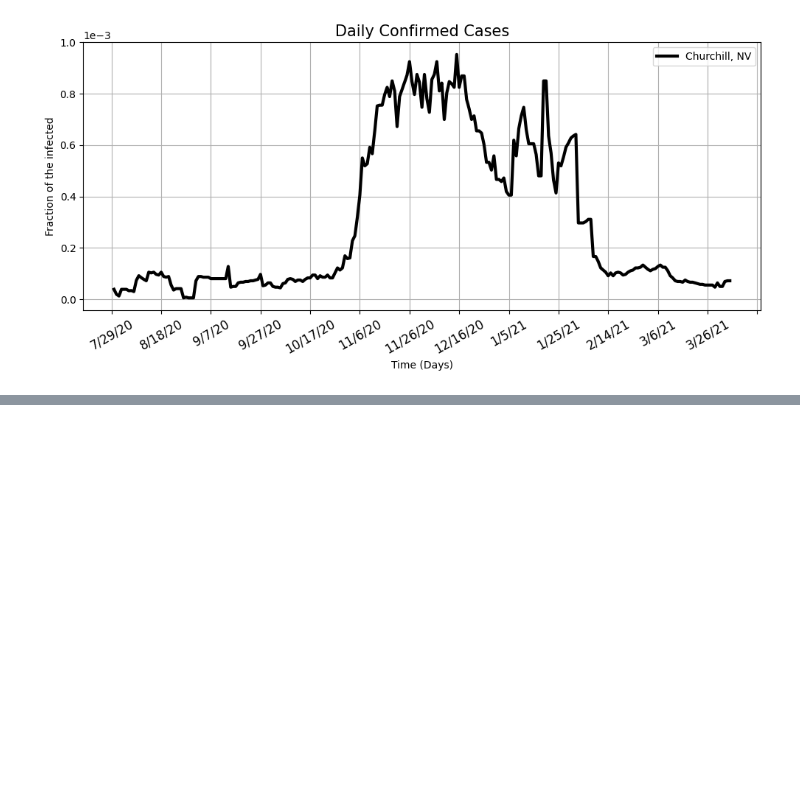
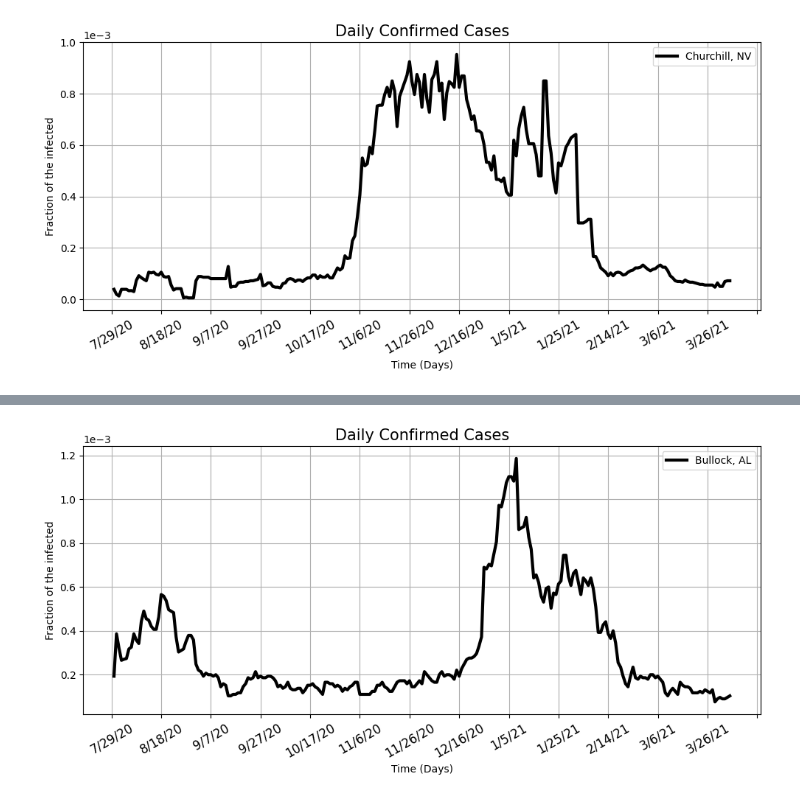
Before and after one commit to GrgAakash/Code-collection--REU-25, a Jupyter notebook: SIHMDCaseStudy/scrape_covid_data.ipynb, the cells around one changed output, grey strips where cells are left out. Cells and saved outputs as stored; diff of their text form; code cells hidden in the pictures; blank space fills up the shorter version.

Commit message:
Added example plot for Bullock, AL

```diff
--- a/SIHMDCaseStudy/scrape_covid_data.ipynb
+++ b/SIHMDCaseStudy/scrape_covid_data.ipynb
@@ -116,0 +119,8 @@ plt.show()
+# %%
+city = 'Bullock'
+
+confirmed_cases = pd.read_csv(confirmed_cases_url)
+deaths = pd.read_csv(deaths_url)
+
+bullock_df_confirmed = confirmed_cases[confirmed_cases['Admin2']==city]
+bullock_df_deaths = deaths[deaths['Admin2']==city]
@@ -116,0 +148,19 @@ plt.show()
+# %%
+population = 10357
+num_days = 250
+
+fig, ax = plt.subplots(figsize=(10,5))
+plt.plot(bullock_df_confirmed.iloc[0,200:450].diff().rolling(14, min_periods = 1).mean()/population, label="Bullock, AL", color="k", linewidth=3)
+ax.xaxis.set_major_locator(plt.MaxNLocator(15))
+plt.xticks(rotation = 30,fontsize=12)
+plt.legend(loc = 'best')
+plt.ticklabel_format(axis='y', style='sci', scilimits=(0,4))
+plt.xlabel('Time (Days)')
+plt.ylabel('Fraction of the infected')
+plt.title('Daily Confirmed Cases',fontsize=15)
+plt.grid()
+plt.tight_layout()
+
+plt.show()
+# %% [output]
+[figure, added]
```
Also changed, not shown: parts of 3 cells of this notebook.
